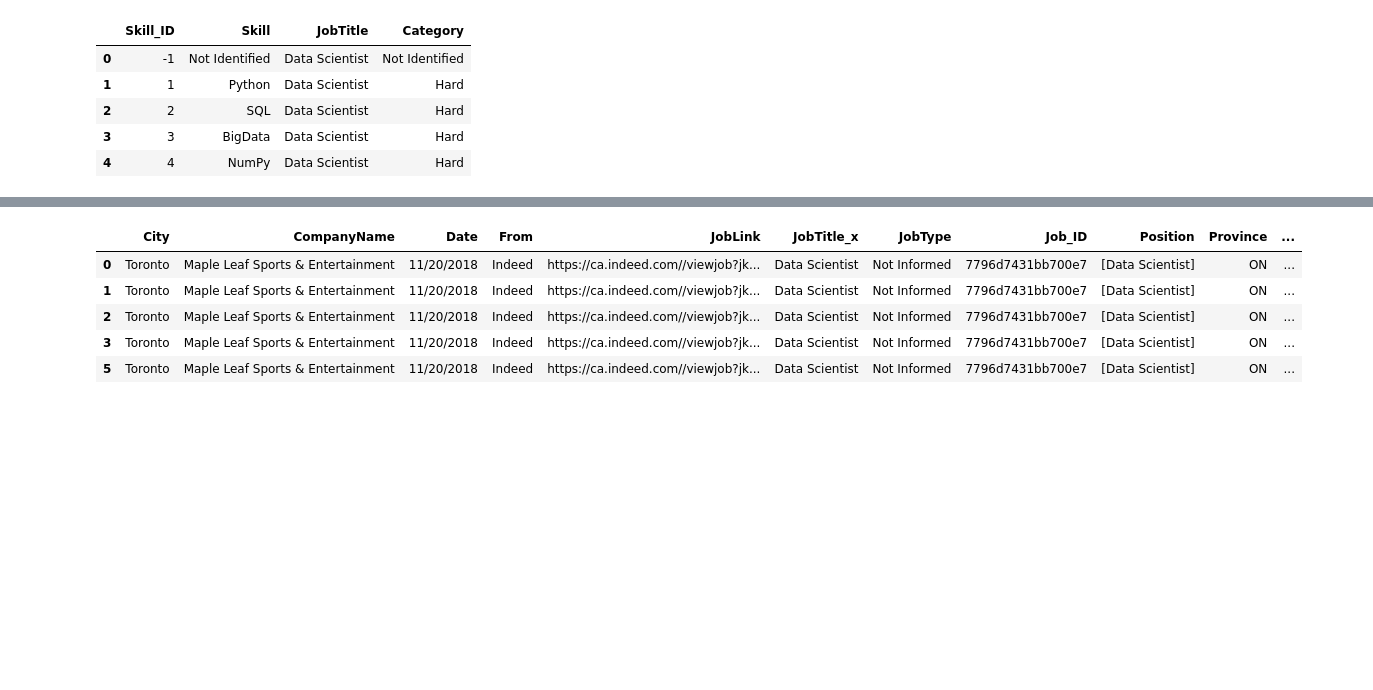
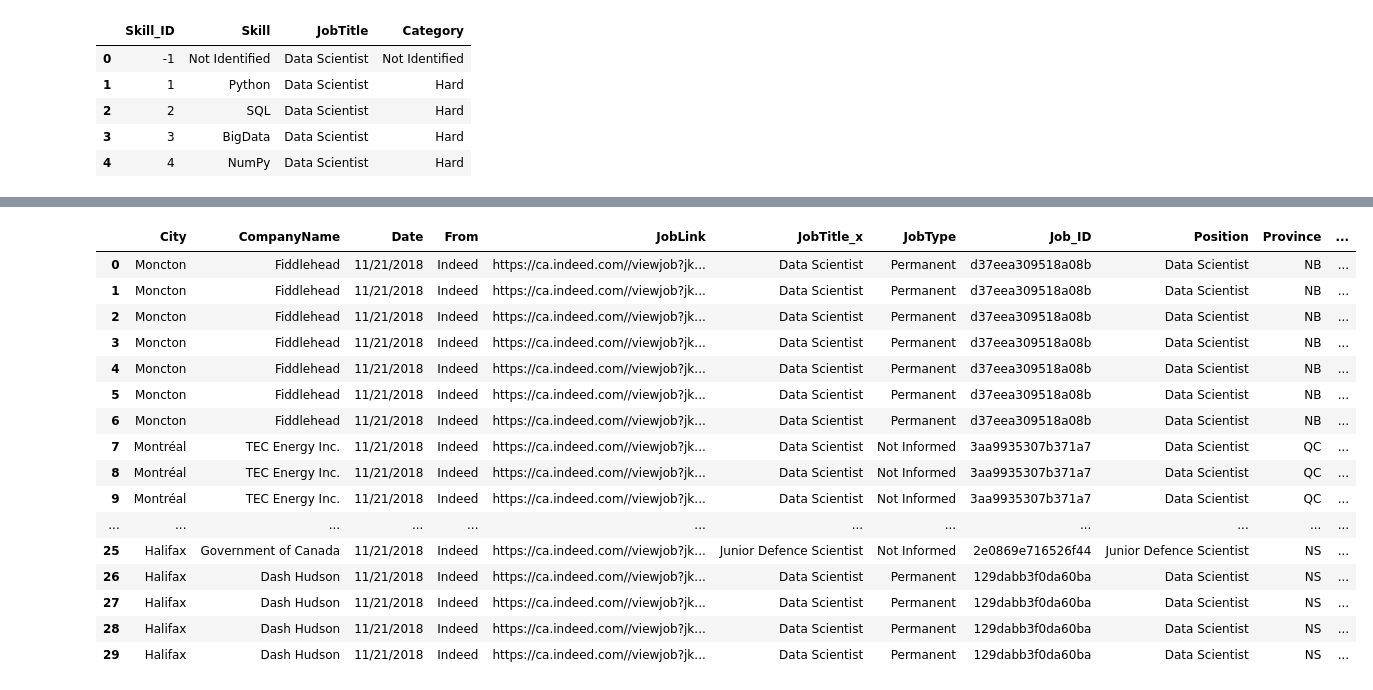
Before and after one commit to lararm/DataScience, a Jupyter notebook: FinalProject/Data Science Jobs Analyze - complete version.ipynb, the cells around one changed output, grey strips where cells are left out. Saved outputs shown, nothing was run; the diff lists cells and outputs as text; code cells hidden in the pictures; blank space fills up the shorter version.

```diff
--- a/FinalProject/Data Science Jobs Analyze - complete version.ipynb
+++ b/FinalProject/Data Science Jobs Analyze - complete version.ipynb
@@ -152,3 +135,29 @@ def Job_Type(soup):
+# %%
+######## functions ###########
+
+def Salary(soup):
+    Source = soup.find( attrs = {'class' : 'jobsearch-JobMetadataHeader-item'}).text
+    # print(Source)
+    Souce_first_letter = Source[0:1]
+    # print (Souce_first_letter)
+    if Souce_first_letter == '$':
+        Salary = Source
+    else:
+        Salary = 'Not Informed'
+
+    return Salary
+
+def Job_Type(soup):
+    Source = soup.find( attrs = {'class' : 'jobsearch-JobMetadataHeader-item'}).text
+    # print(Source)
+    Souce_first_letter = Source[0:1]
+    # print (Souce_first_letter)
+    if Souce_first_letter != '$':
+        Job_Type = Source
+    else:
+        Job_Type = 'Not Informed'
+
+    return Job_Type
 # %%
 ########################################
 ##### Loop for all the total pages #####
@@ -226,7 +235,7 @@ for i in range(1, num_pages_indeed+1):
 
             #Extracting the Job Title
             position = soup_html.find(attrs = {'class' : 'icl-u-xs-mb--xs icl-u-xs-mt--none jobsearch-JobInfoHeader-title'})
-            position = position.contents
+            position = position.text
 
 
             # job Requirements
@@ -258,4 +267,4 @@ for i in range(1, num_pages_indeed+1):
                                   'From':"Indeed",
                                   'JobLink':link},ignore_index=True)
 
-        print(str(count) +  ' jobs added to the data frame' )
+#         print(str(count) +  ' jobs added to the data frame' )
@@ -418,12 +407,23 @@ df_jobs.head()
 # %%
 df_jobs = df_jobs.drop_duplicates(subset={'Job_ID','Skill_ID'}, keep='first', inplace=False)
 # %%
-df_jobs.head()
+df_jobs.head(30)
 # %% [output]
 |  | City | CompanyName | Date | From | JobLink | JobTitle_x | JobType | Job_ID | Position | Province | ... |
-| 0 | Toronto | Maple Leaf Sports & Entertainment | 11/20/2018 | Indeed | https://ca.indeed.com//viewjob?jk... | Data Scientist | Not Informed | 7796d7431bb700e7 | [Data Scientist] | ON | ... |
-| 1 | Toronto | Maple Leaf Sports & Entertainment | 11/20/2018 | Indeed | https://ca.indeed.com//viewjob?jk... | Data Scientist | Not Informed | 7796d7431bb700e7 | [Data Scientist] | ON | ... |
-| 2 | Toronto | Maple Leaf Sports & Entertainment | 11/20/2018 | Indeed | https://ca.indeed.com//viewjob?jk... | Data Scientist | Not Informed | 7796d7431bb700e7 | [Data Scientist] | ON | ... |
-| 3 | Toronto | Maple Leaf Sports & Entertainment | 11/20/2018 | Indeed | https://ca.indeed.com//viewjob?jk... | Data Scientist | Not Informed | 7796d7431bb700e7 | [Data Scientist] | ON | ... |
-| 5 | Toronto | Maple Leaf Sports & Entertainment | 11/20/2018 | Indeed | https://ca.indeed.com//viewjob?jk... | Data Scientist | Not Informed | 7796d7431bb700e7 | [Data Scientist] | ON | ... |
+| 0 | Moncton | Fiddlehead | 11/21/2018 | Indeed | https://ca.indeed.com//viewjob?jk... | Data Scientist | Permanent | d37eea309518a08b | Data Scientist | NB | ... |
+| 1 | Moncton | Fiddlehead | 11/21/2018 | Indeed | https://ca.indeed.com//viewjob?jk... | Data Scientist | Permanent | d37eea309518a08b | Data Scientist | NB | ... |
+| 2 | Moncton | Fiddlehead | 11/21/2018 | Indeed | https://ca.indeed.com//viewjob?jk... | Data Scientist | Permanent | d37eea309518a08b | Data Scientist | NB | ... |
+| 3 | Moncton | Fiddlehead | 11/21/2018 | Indeed | https://ca.indeed.com//viewjob?jk... | Data Scientist | Permanent | d37eea309518a08b | Data Scientist | NB | ... |
+| 4 | Moncton | Fiddlehead | 11/21/2018 | Indeed | https://ca.indeed.com//viewjob?jk... | Data Scientist | Permanent | d37eea309518a08b | Data Scientist | NB | ... |
+| 5 | Moncton | Fiddlehead | 11/21/2018 | Indeed | https://ca.indeed.com//viewjob?jk... | Data Scientist | Permanent | d37eea309518a08b | Data Scientist | NB | ... |
+| 6 | Moncton | Fiddlehead | 11/21/2018 | Indeed | https://ca.indeed.com//viewjob?jk... | Data Scientist | Permanent | d37eea309518a08b | Data Scientist | NB | ... |
+| 7 | Montréal | TEC Energy Inc. | 11/21/2018 | Indeed | https://ca.indeed.com//viewjob?jk... | Data Scientist | Not Informed | 3aa9935307b371a7 | Data Scientist | QC | ... |
+| 8 | Montréal | TEC Energy Inc. | 11/21/2018 | Indeed | https://ca.indeed.com//viewjob?jk... | Data Scientist | Not Informed | 3aa9935307b371a7 | Data Scientist | QC | ... |
+| 9 | Montréal | TEC Energy Inc. | 11/21/2018 | Indeed | https://ca.indeed.com//viewjob?jk... | Data Scientist | Not Informed | 3aa9935307b371a7 | Data Scientist | QC | ... |
+| ... | ... | ... | ... | ... | ... | ... | ... | ... | ... | ... | ... |
+| 25 | Halifax | Government of Canada | 11/21/2018 | Indeed | https://ca.indeed.com//viewjob?jk... | Junior Defence Scientist | Not Informed | 2e0869e716526f44 | Junior Defence Scientist | NS | ... |
+| 26 | Halifax | Dash Hudson | 11/21/2018 | Indeed | https://ca.indeed.com//viewjob?jk... | Data Scientist | Permanent | 129dabb3f0da60ba | Data Scientist | NS | ... |
+| 27 | Halifax | Dash Hudson | 11/21/2018 | Indeed | https://ca.indeed.com//viewjob?jk... | Data Scientist | Permanent | 129dabb3f0da60ba | Data Scientist | NS | ... |
+| 28 | Halifax | Dash Hudson | 11/21/2018 | Indeed | https://ca.indeed.com//viewjob?jk... | Data Scientist | Permanent | 129dabb3f0da60ba | Data Scientist | NS | ... |
+| 29 | Halifax | Dash Hudson | 11/21/2018 | Indeed | https://ca.indeed.com//viewjob?jk... | Data Scientist | Permanent | 129dabb3f0da60ba | Data Scientist | NS | ... |
 # %%
```
Also changed, not shown: parts of 12 cells of this notebook.
